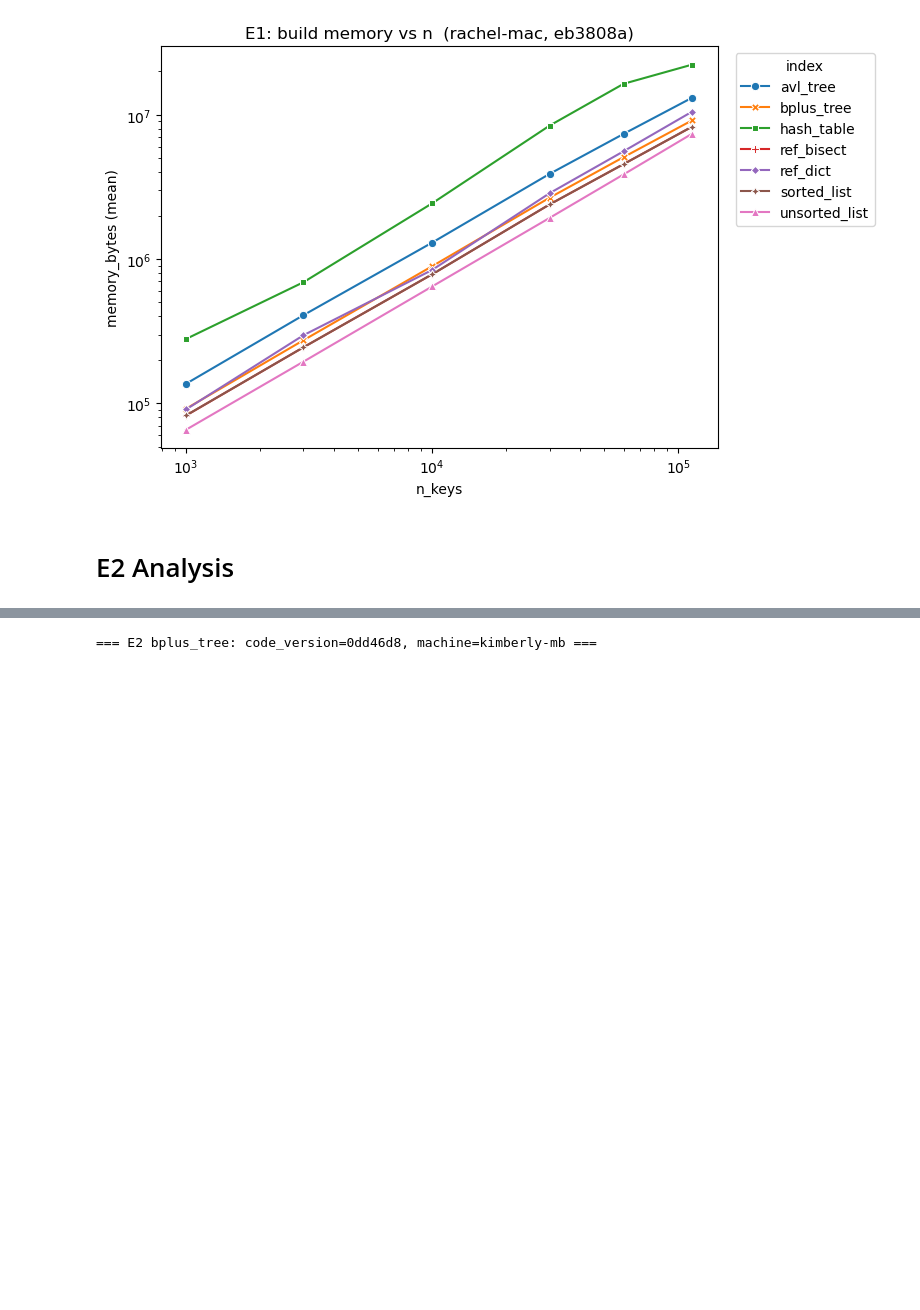
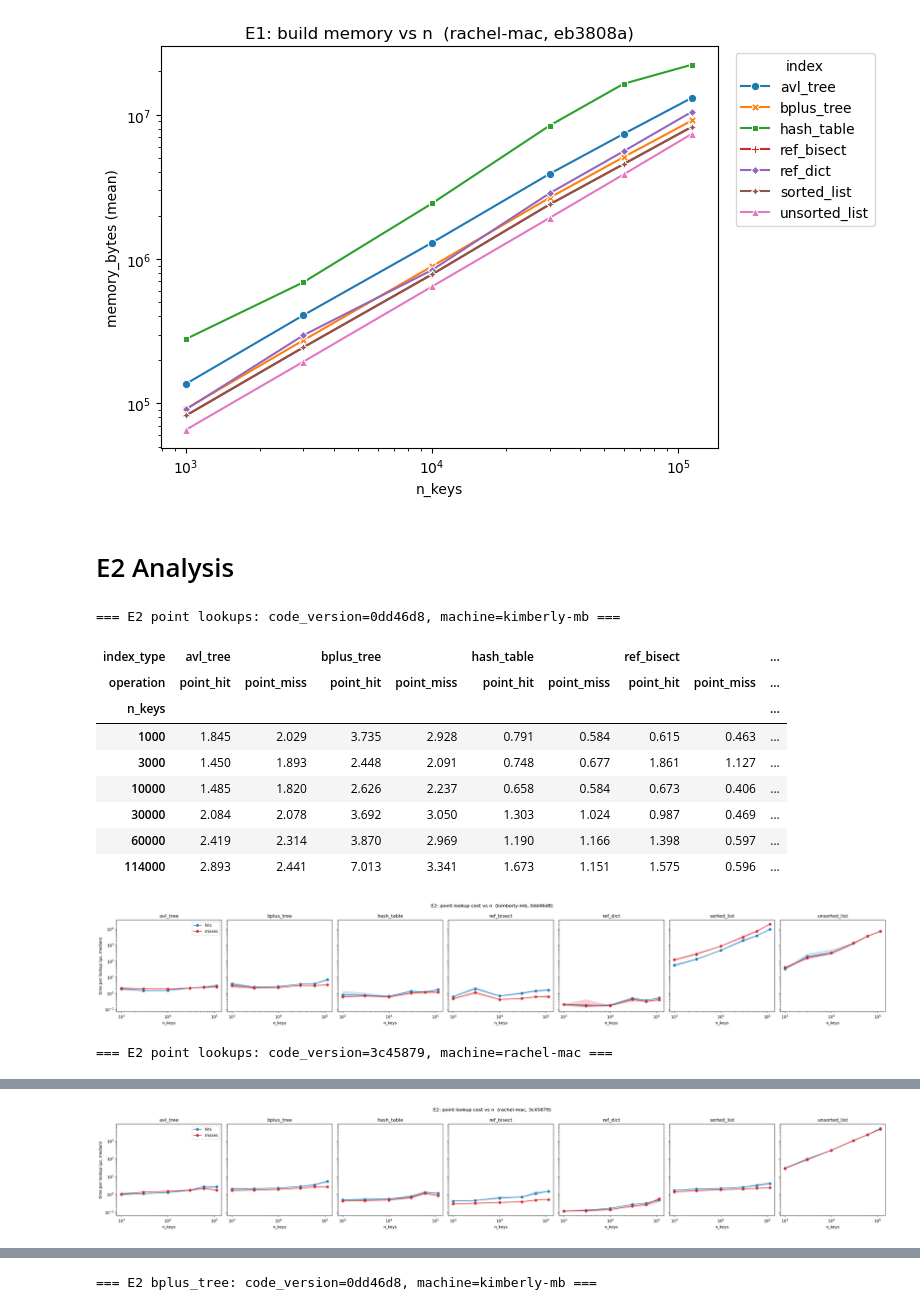
Before and after one commit to rachelelevathingal/NU-DS4300-Index-It-, a Jupyter notebook: analysis/experiment-analysis.ipynb, the cells around one changed output, grey strips where cells are left out. Saved outputs shown, nothing was run; the diff lists cells and outputs as text; code cells hidden in the pictures; blank space fills up the shorter version.

```diff
--- a/analysis/experiment-analysis.ipynb
+++ b/analysis/experiment-analysis.ipynb
@@ -170,3 +170,82 @@ for (version, machine), g in e1_memory.groupby(["code_version", "machine_id"]):
 # - for each index & n_keys:
 # - analyze the time cost for hits and misses
 # - build a framework for a line plot for one index, x axis = n_keys, y axis = time, lines for hits and misses
+# %%
+# E2: How does point-lookup cost grow with n, for hits and for misses?
+
+e2 = df[
+    (df["experiment"] == "E2_point_lookup")
+    & (df["operation"].isin(["point_hit", "point_miss"]))
+]
+
+# Median time per lookup across the replicates, with the interquartile range,
+# for every (code_version, machine, index, operation, n_keys).
+e2_summary = (
+    e2.groupby(["code_version", "machine_id", "index_type", "operation", "n_keys"])["us_per_op"]
+    .agg(median="median", q25=lambda s: s.quantile(0.25), q75=lambda s: s.quantile(0.75))
+    .reset_index()
+)
+
+OP_STYLE = {"point_hit": ("hits", "tab:blue"), "point_miss": ("misses", "tab:red")}
+
+
+def plot_point_lookup(summary, index_name, ax=None, title=None, show_ylabel=True, show_legend=True):
+    """Line plot for ONE index: x = n_keys, y = us per lookup, one line for hits, one for misses.
+
+    `summary` is e2_summary restricted to a single (code_version, machine_id).
+    The band is the interquartile range across replicates.
+    """
+    if ax is None:
+        _, ax = plt.subplots(figsize=(7, 4.5))
+    d = summary[summary["index_type"] == index_name]
+    for op, (label, colour) in OP_STYLE.items():
+        s = d[d["operation"] == op].sort_values("n_keys")
+        ax.plot(s["n_keys"], s["median"], marker="o", color=colour, label=label)
+        ax.fill_between(s["n_keys"], s["q25"], s["q75"], color=colour, alpha=0.2)
+    ax.set_xscale("log")
+    ax.set_yscale("log")
+    ax.set_xlabel("n_keys")
+    if show_ylabel:
+        ax.set_ylabel("time per lookup (\u00b5s, median)")
+    ax.set_title(title or f"E2: {index_name}")
+    if show_legend:
+        ax.legend()
+    return ax
+
+
+for (version, machine), g in e2_summary.groupby(["code_version", "machine_id"]):
+    print(f"=== E2 point lookups: code_version={version}, machine={machine} ===")
+
+    indexes = sorted(g["index_type"].unique())
+
+    # Median us/op for hits and misses at each n, one pair of columns per index
+    display(
+        g.pivot(index="n_keys", columns=["index_type", "operation"], values="median").round(3)
+    )
+
+    # One subplot per index, side by side, sharing the y-axis so costs are comparable
+    fig, axes = plt.subplots(
+        1, len(indexes), figsize=(4 * len(indexes), 4.5), sharey=True, squeeze=False
+    )
+    for i, (ax, name) in enumerate(zip(axes[0], indexes)):
+        plot_point_lookup(
+            g, name, ax=ax, title=name,
+            show_ylabel=(i == 0),   # y label only on the leftmost plot
+            show_legend=(i == 0),   # one legend is enough
+        )
+    fig.suptitle(f"E2: point-lookup cost vs n  ({machine}, {version})")
+    plt.tight_layout()
+    plt.show()
+# %% [output]
+=== E2 point lookups: code_version=0dd46d8, machine=kimberly-mb ===
+| index_type | avl_tree |  | bplus_tree |  | hash_table |  | ref_bisect |  | ... |
+| operation | point_hit | point_miss | point_hit | point_miss | point_hit | point_miss | point_hit | point_miss | ... |
+| n_keys |  |  |  |  |  |  |  |  | ... |
+| 1000 | 1.845 | 2.029 | 3.735 | 2.928 | 0.791 | 0.584 | 0.615 | 0.463 | ... |
+| 3000 | 1.450 | 1.893 | 2.448 | 2.091 | 0.748 | 0.677 | 1.861 | 1.127 | ... |
+| 10000 | 1.485 | 1.820 | 2.626 | 2.237 | 0.658 | 0.584 | 0.673 | 0.406 | ... |
+| 30000 | 2.084 | 2.078 | 3.692 | 3.050 | 1.303 | 1.024 | 0.987 | 0.469 | ... |
+| 60000 | 2.419 | 2.314 | 3.870 | 2.969 | 1.190 | 1.166 | 1.398 | 0.597 | ... |
+| 114000 | 2.893 | 2.441 | 7.013 | 3.341 | 1.673 | 1.151 | 1.575 | 0.596 | ... |
+[figure, added]
+=== E2 point lookups: code_version=3c45879, machine=rachel-mac ===
@@ -172,0 +261 @@ for (version, machine), g in e1_memory.groupby(["code_version", "machine_id"]):
+[figure, added]
```
Also changed, not shown: parts of 1 cell of this notebook, 8 other files.
